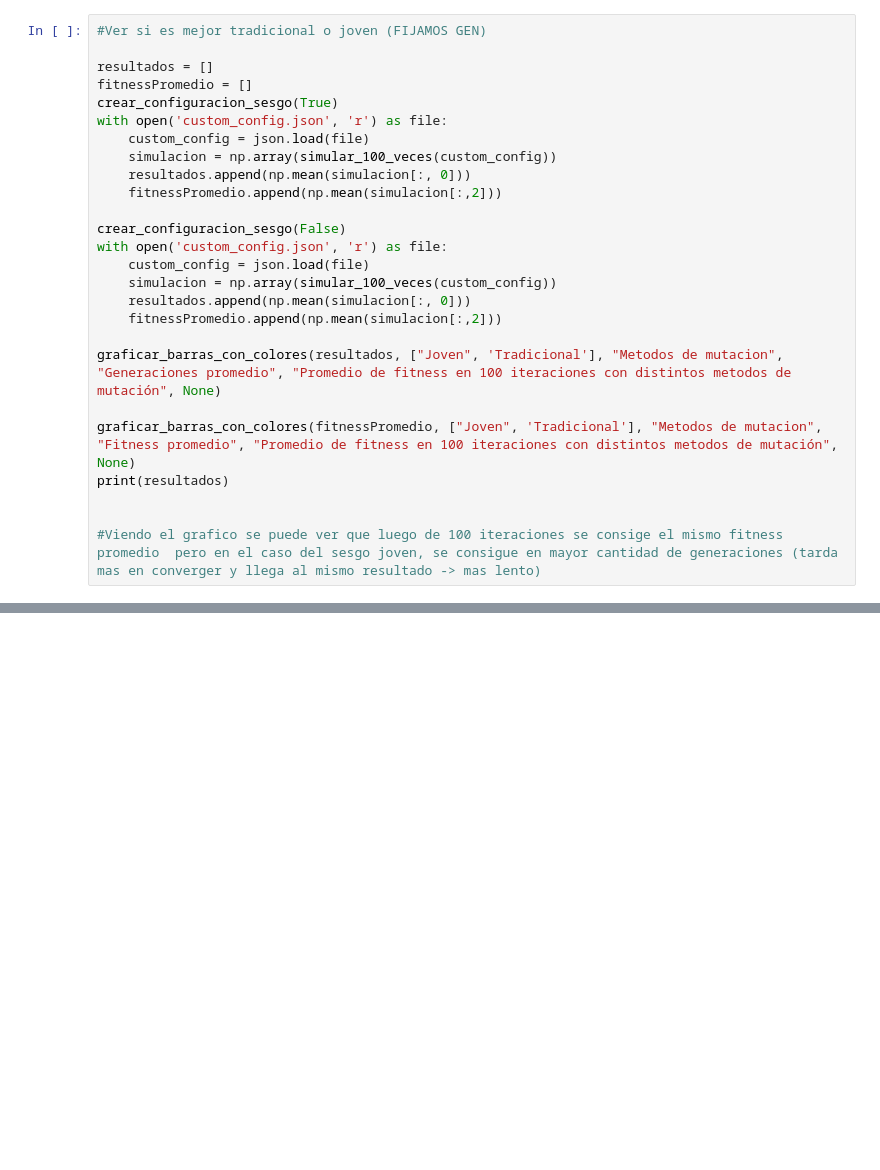
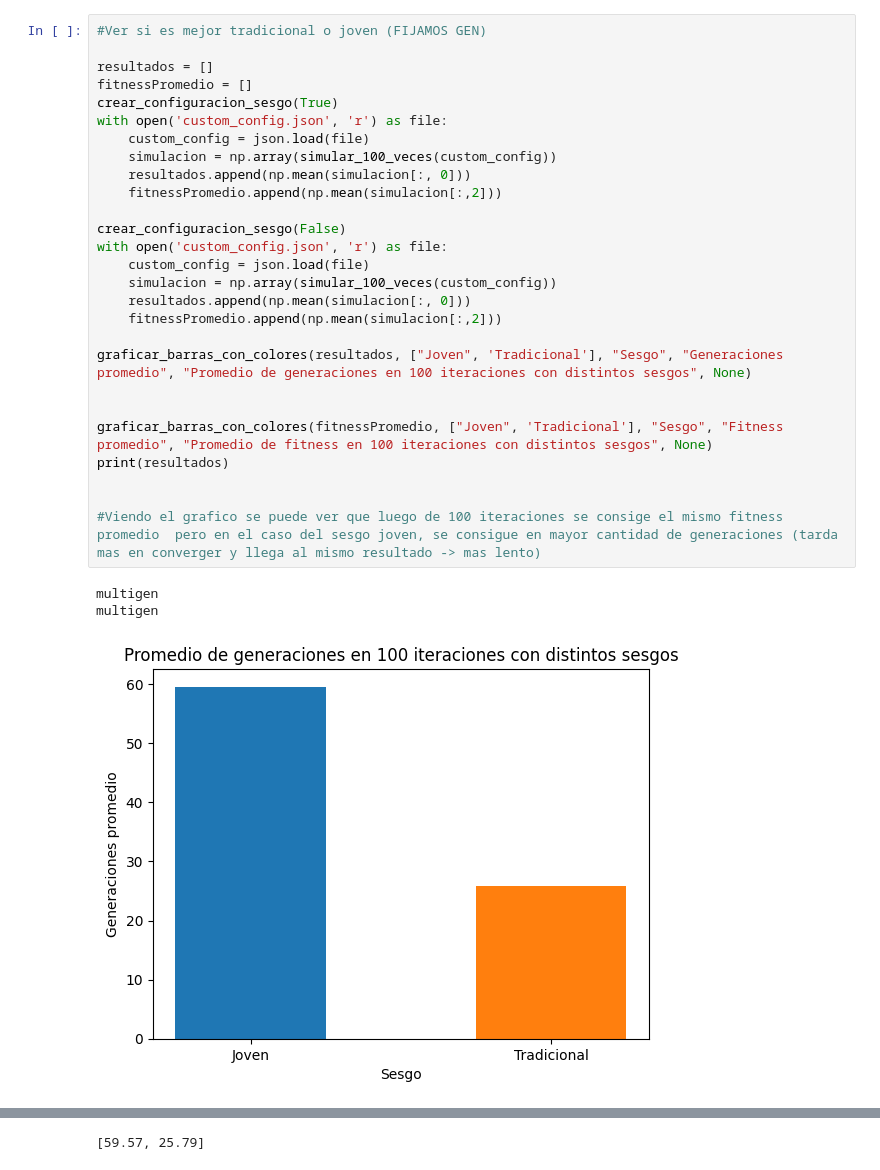
Before and after one commit to motegui/SIA-TP-S, a Jupyter notebook: TP2/TP2.ipynb, the cells around one changed output, grey strips where cells are left out. Cells and saved outputs as stored; diff of their text form; blank space fills up the shorter version.

```diff
--- a/TP2/TP2.ipynb
+++ b/TP2/TP2.ipynb
@@ -123,26 +123,31 @@ print(gen)
 # %%
 #Ver si es mejor tradicional o joven (FIJAMOS GEN)
 
 resultados = []
 fitnessPromedio = []
 crear_configuracion_sesgo(True)
 with open('custom_config.json', 'r') as file:
     custom_config = json.load(file)
     simulacion = np.array(simular_100_veces(custom_config))
     resultados.append(np.mean(simulacion[:, 0]))
     fitnessPromedio.append(np.mean(simulacion[:,2]))
 
 crear_configuracion_sesgo(False)
 with open('custom_config.json', 'r') as file:
     custom_config = json.load(file)
     simulacion = np.array(simular_100_veces(custom_config))
     resultados.append(np.mean(simulacion[:, 0]))
     fitnessPromedio.append(np.mean(simulacion[:,2]))
 
-graficar_barras_con_colores(resultados, ["Joven", 'Tradicional'], "Metodos de mutacion", "Generaciones promedio", "Promedio de fitness en 100 iteraciones con distintos metodos de mutación", None)
+graficar_barras_con_colores(resultados, ["Joven", 'Tradicional'], "Sesgo", "Generaciones promedio", "Promedio de generaciones en 100 iteraciones con distintos sesgos", None)
 
-graficar_barras_con_colores(fitnessPromedio, ["Joven", 'Tradicional'], "Metodos de mutacion", "Fitness promedio", "Promedio de fitness en 100 iteraciones con distintos metodos de mutación", None)
+
+graficar_barras_con_colores(fitnessPromedio, ["Joven", 'Tradicional'], "Sesgo", "Fitness promedio", "Promedio de fitness en 100 iteraciones con distintos sesgos", None)
 print(resultados)
 
 
 #Viendo el grafico se puede ver que luego de 100 iteraciones se consige el mismo fitness promedio  pero en el caso del sesgo joven, se consigue en mayor cantidad de generaciones (tarda mas en converger y llega al mismo resultado -> mas lento)
+# %% [output]
+multigen
+multigen
+[figure, added]
@@ -148,0 +155 @@ print(resultados)
+[59.57, 25.79]
```
Also changed, not shown: parts of 12 cells of this notebook, 7 other files.
